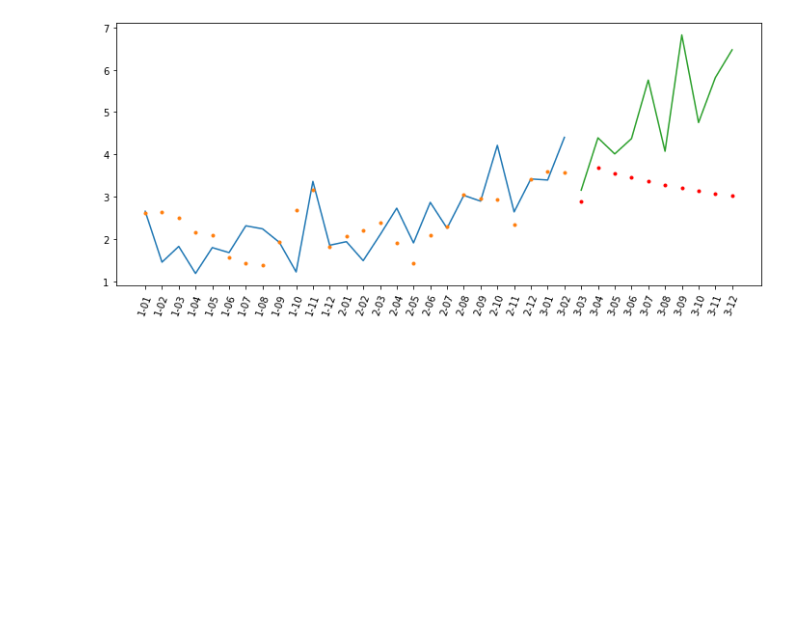
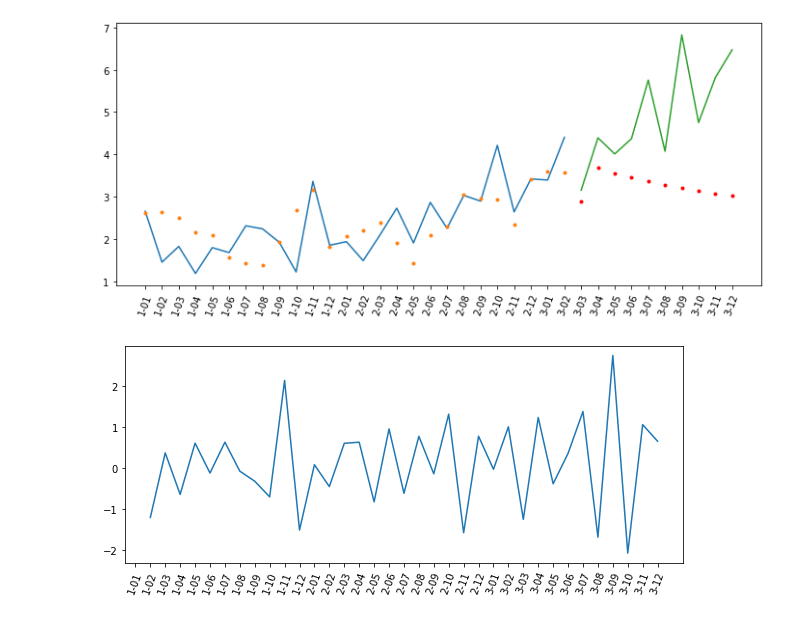
Before and after one commit to mancinigabriel/estudos_python, a Jupyter notebook: Python Séries Temporais/1699-data-science-previsao-arima-Aula-2/Aula2_series2.ipynb, the cells around one changed output. Cells and saved outputs as stored; diff of their text form; code cells hidden in the pictures; blank space fills up the shorter version.

```diff
--- a/Python Séries Temporais/1699-data-science-previsao-arima-Aula-2/Aula2_series2.ipynb
+++ b/Python Séries Temporais/1699-data-science-previsao-arima-Aula-2/Aula2_series2.ipynb
@@ -247,3 +247,11 @@ plt.plot(cresc_p2['Data'],modelo_previsto_cresc,'r.')
 plt.xticks(rotation=70);
 # %% [output]
 [figure]
+# %%
+cres_d = cresc['Preco'].diff(1)
+# %%
+plt.figure(figsize=(10,4))
+plt.plot(cresc['Data'],cres_d)
+plt.xticks(rotation=70);
+# %% [output]
+[figure, added]
```
Also changed, not shown: parts of 34 cells of this notebook, 2 other files.
